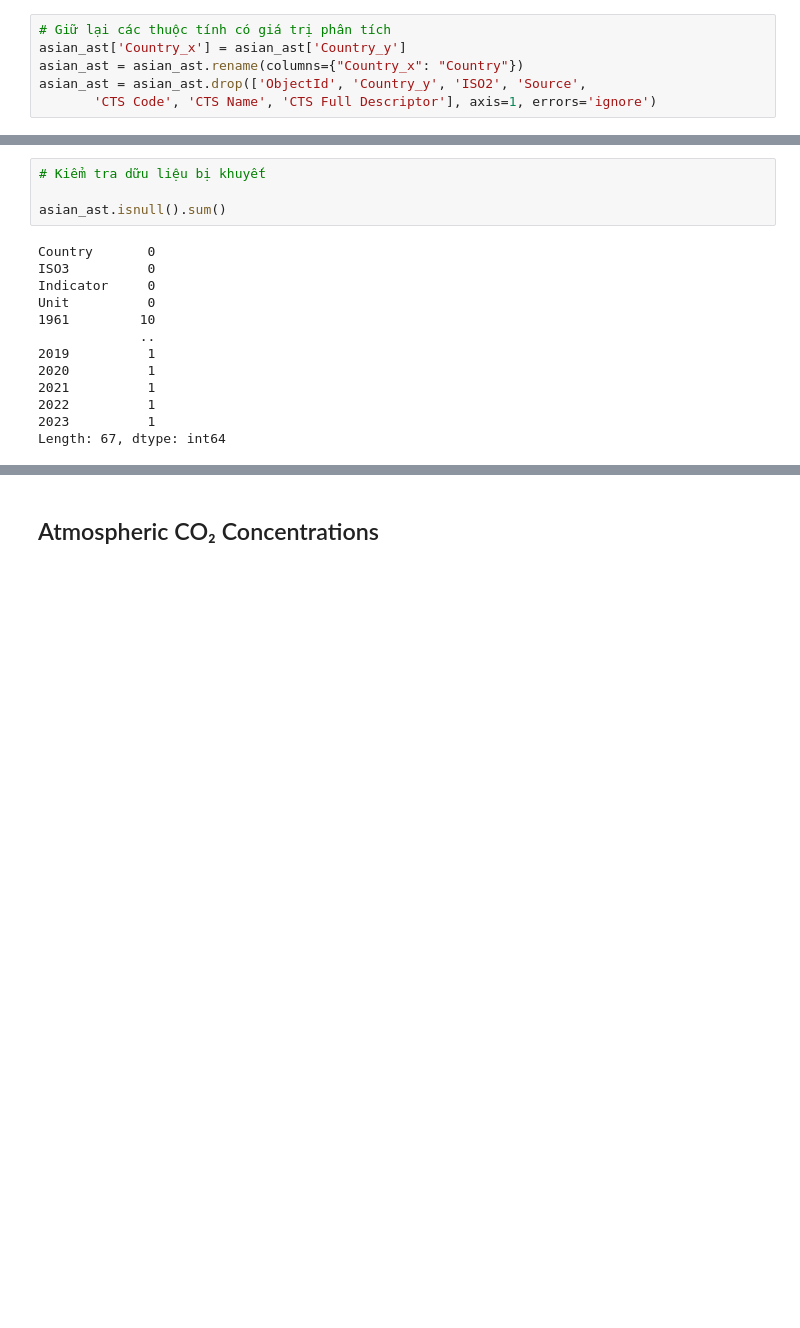
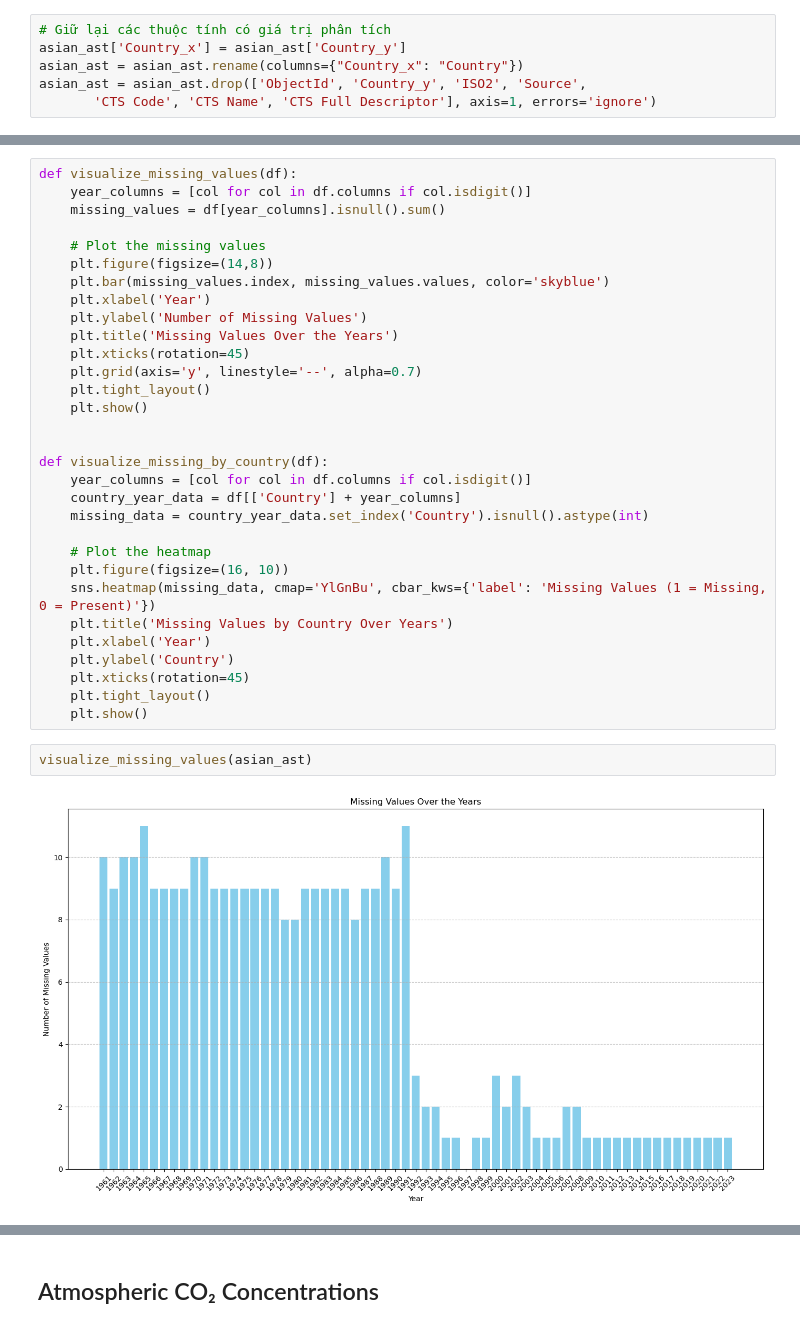
Before and after one commit to thienphucle/DS105.P11_Data_Analysis_And_Visualization, a Jupyter notebook: PreProces/PreProcessData.ipynb, the cells around one changed output, grey strips where cells are left out. Cells and saved outputs as stored; diff of their text form; blank space fills up the shorter version.

```diff
--- a/PreProces/PreProcessData.ipynb
+++ b/PreProces/PreProcessData.ipynb
@@ -85,17 +66,35 @@ asian_ast
-# %%
-# Kiểm tra dữu liệu bị khuyết
-
-asian_ast.isnull().sum()
-# %% [output]
-Country       0
-ISO3          0
-Indicator     0
-Unit          0
-1961         10
-             ..
-2019          1
-2020          1
-2021          1
-2022          1
-2023          1
-Length: 67, dtype: int64
+# %%
+def visualize_missing_values(df):
+    year_columns = [col for col in df.columns if col.isdigit()]
+    missing_values = df[year_columns].isnull().sum()
+
+    # Plot the missing values
+    plt.figure(figsize=(14,8))
+    plt.bar(missing_values.index, missing_values.values, color='skyblue')
+    plt.xlabel('Year')
+    plt.ylabel('Number of Missing Values')
+    plt.title('Missing Values Over the Years')
+    plt.xticks(rotation=45)
+    plt.grid(axis='y', linestyle='--', alpha=0.7)
+    plt.tight_layout()
+    plt.show()
+
+
+def visualize_missing_by_country(df):
+    year_columns = [col for col in df.columns if col.isdigit()]
+    country_year_data = df[['Country'] + year_columns]
+    missing_data = country_year_data.set_index('Country').isnull().astype(int)
+
+    # Plot the heatmap
+    plt.figure(figsize=(16, 10))
+    sns.heatmap(missing_data, cmap='YlGnBu', cbar_kws={'label': 'Missing Values (1 = Missing, 0 = Present)'})
+    plt.title('Missing Values by Country Over Years')
+    plt.xlabel('Year')
+    plt.ylabel('Country')
+    plt.xticks(rotation=45)
+    plt.tight_layout()
+    plt.show()
+# %%
+visualize_missing_values(asian_ast)
+# %% [output]
+[figure, added]
```
Also changed, not shown: parts of 53 cells of this notebook, 11 other files.
